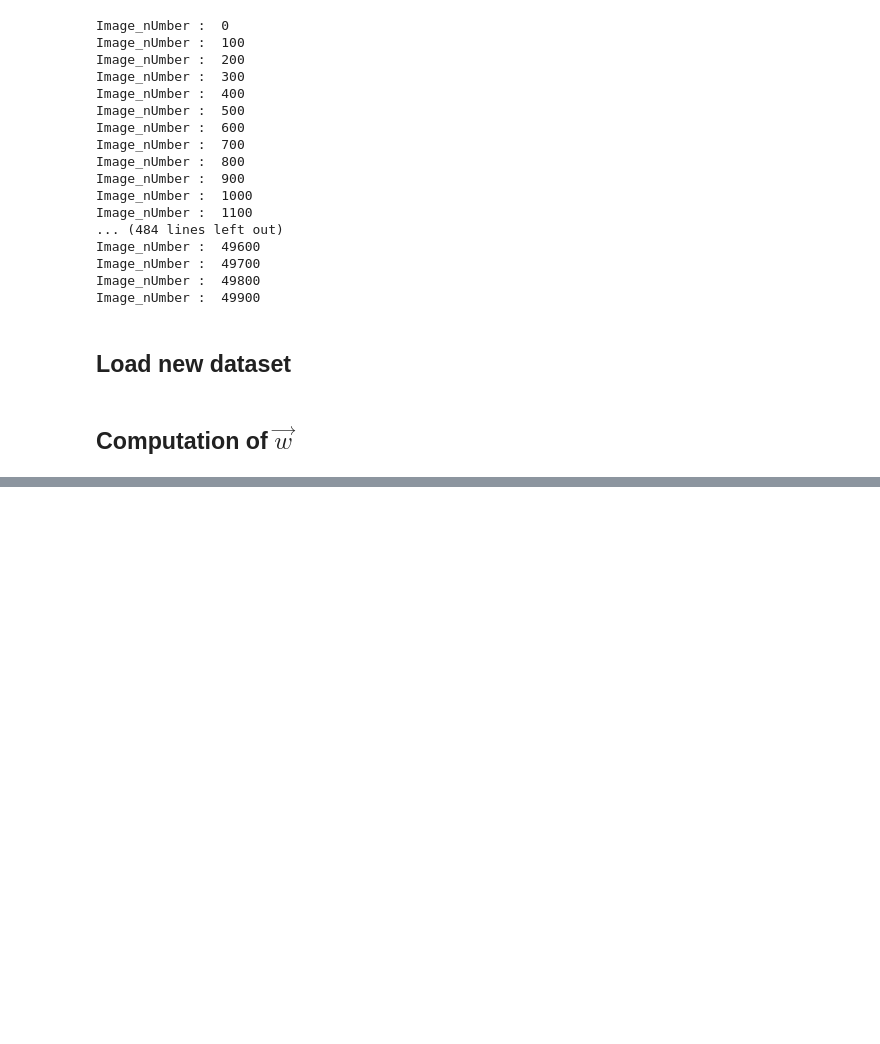
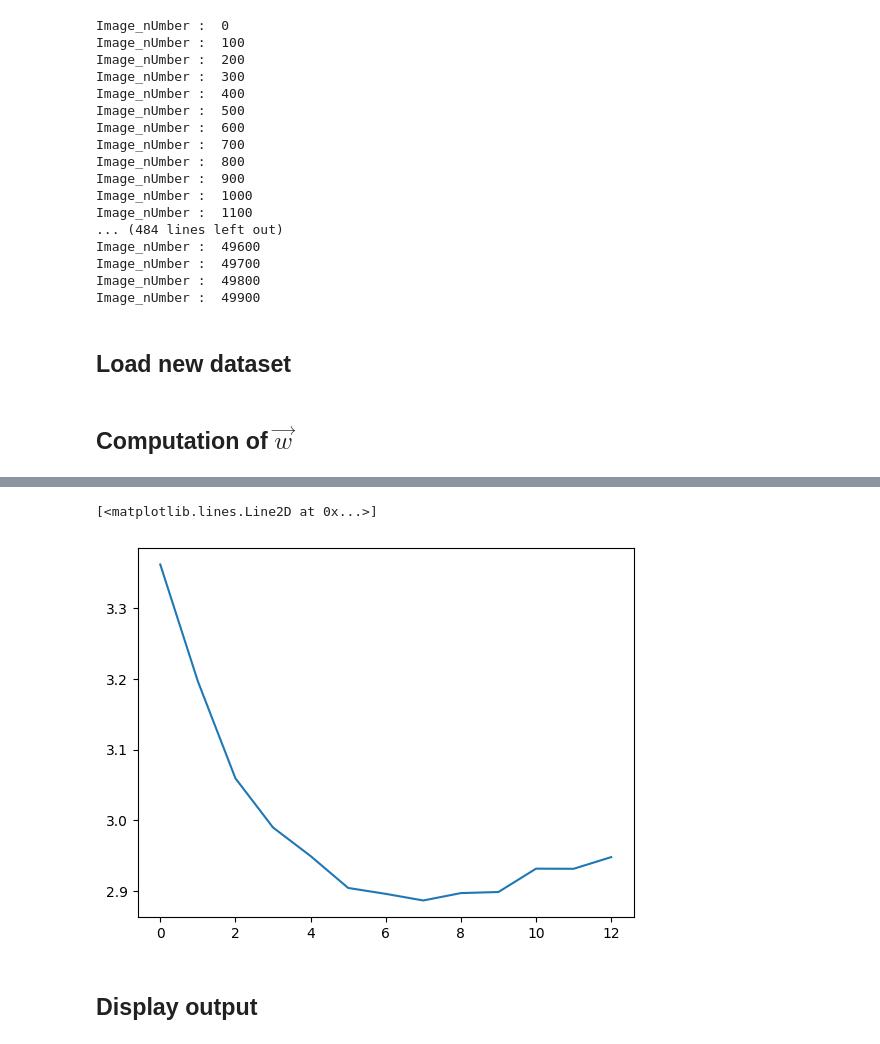
Before and after one commit to s1m0n32001/Colorization, a Jupyter notebook: cv_project_2ndloss.ipynb, the cells around one changed output, grey strips where cells are left out. Cells and saved outputs as stored; diff of their text form; code cells hidden in the pictures; blank space fills up the shorter version.

```diff
--- a/cv_project_2ndloss.ipynb
+++ b/cv_project_2ndloss.ipynb
@@ -431,0 +432,7 @@ RuntimeError: only batches of spatial targets supported (3D tensors) but got tar
+# %%
+plt.plot(losses_val)
+# %% [output]
+[<matplotlib.lines.Line2D at 0x...>]
+[figure, added]
+# %% [markdown]
+## Display output
```
Also changed, not shown: parts of 46 cells of this notebook.
